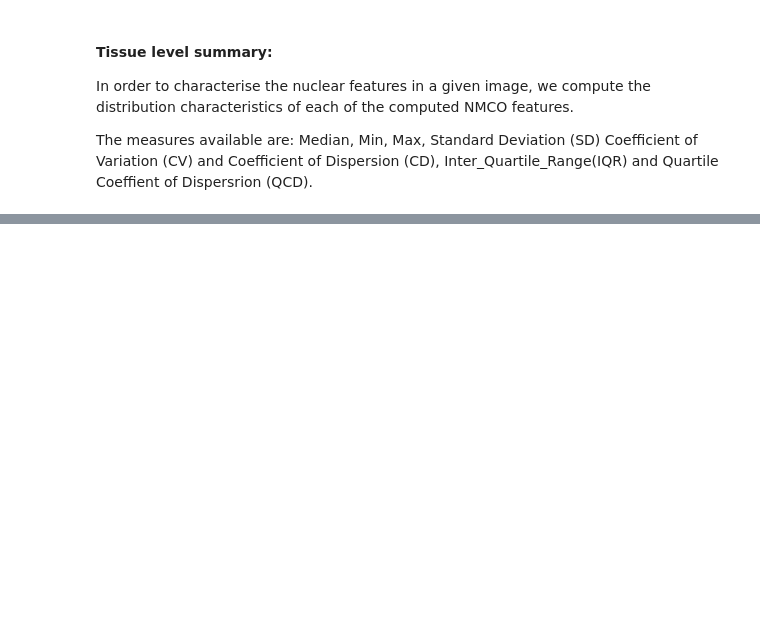
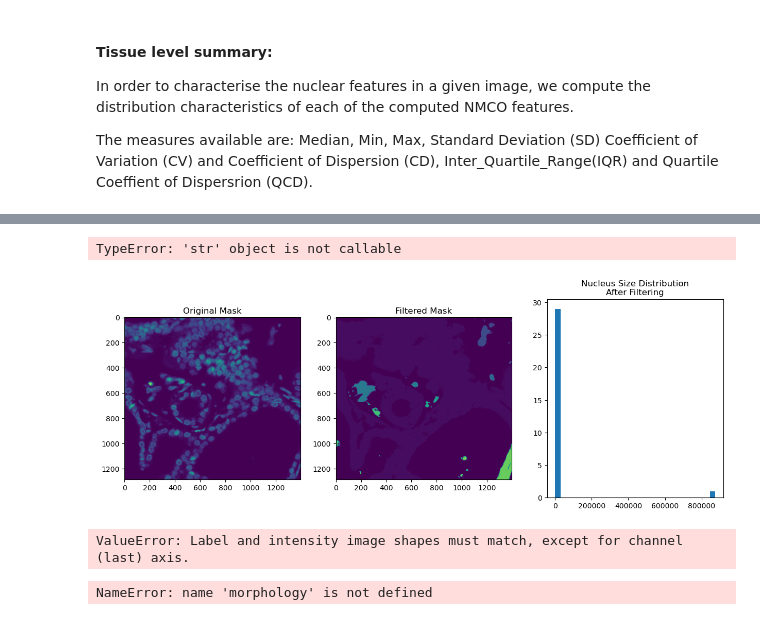
Before and after one commit to ByteCommitter/Nuclear-Feature-Extractor, a Jupyter notebook: notebooks/Nuclear_Features.ipynb, the cells around one changed output, grey strips where cells are left out. Drawn from its saved outputs; the diff is of its cells as text; code cells hidden in the pictures; blank space fills up the shorter version.

Commit message:
NMCO Pipeline on segmented images

```diff
--- a/notebooks/Nuclear_Features.ipynb
+++ b/notebooks/Nuclear_Features.ipynb
@@ -283 +363,76 @@ The measures available are: Median, Min, Max, Standard Deviation (SD) Coefficien
+# %%
+# Visualization and analysis of segmentation
+import matplotlib.pyplot as plt
+from skimage import morphology
+
+# Load your mask
+mask = imread(raw_image_path)
+
+# Plot original mask
+plt.figure(figsize=(15,5))
+plt.subplot(131)
+plt.imshow(mask)
+plt.title('Original Mask')
+
+# Filter small objects
+filtered_mask = morphology.remove_small_objects(mask.astype(bool), min_size=50)
+filtered_mask = measure.label(filtered_mask)
+
+# Plot filtered mask
+plt.subplot(132)
+plt.imshow(filtered_mask)
+plt.title('Filtered Mask')
+
+# Size distribution after filtering
+props = measure.regionprops(filtered_mask)
+sizes = [prop.area for prop in props]
+plt.subplot(133)
+plt.hist(sizes, bins=30)
+plt.title('Nucleus Size Distribution\nAfter Filtering')
+plt.xlabel('Area (pixels)')
+plt.ylabel('Count')
+plt.show()
+
+print(f"Number of nuclei after filtering: {len(props)}")
+print(f"Average nucleus size after filtering: {np.mean(sizes):.2f} pixels")
+# %% [output]
+TypeError: 'str' object is not callable
+[figure, added]
+# %%
+# 1. If your original image was downsampled, load it at full resolution
+from skimage.transform import resize
+
+# Resize your mask if needed
+upscaled_mask = resize(mask, (mask.shape[0]*4, mask.shape[1]*4),
+                      order=0, preserve_range=True, anti_aliasing=False)
+
+# 2. Filter small objects and holes
+min_nucleus_size = 100  # adjust based on your data
+filtered_mask = morphology.remove_small_objects(upscaled_mask.astype(bool),
+                                             min_size=min_nucleus_size)
+filtered_mask = morphology.remove_small_holes(filtered_mask, area_threshold=20)
+
+# 3. Label the filtered mask
+labeled_mask = measure.label(filtered_mask)
+
+# 4. Save the processed mask
+from tifffile import imsave
+imsave('processed_nuclei_mask.tif', labeled_mask.astype(np.uint16))
+
+# Now try running the feature extraction again with the processed mask
+from nmco.utils.run_nuclear_feature_extraction import run_nuclear_chromatin_feat_ext
+
+features = run_nuclear_chromatin_feat_ext(
+    raw_image_path,
+    labelled_image_path='processed_nuclei_mask.tif',
+    output_dir='output/'
+)
+# %% [output]
+ValueError: Label and intensity image shapes must match, except for channel (last) axis.
+# %%
+# Remove small nuclei from your mask
+min_size = 100  # adjust this threshold based on your data
+mask_filtered = morphology.remove_small_objects(mask, min_size=min_size)
+# %% [output]
+NameError: name 'morphology' is not defined
 # %%
```
Also changed, not shown: parts of 8 cells of this notebook, 4 other files.
